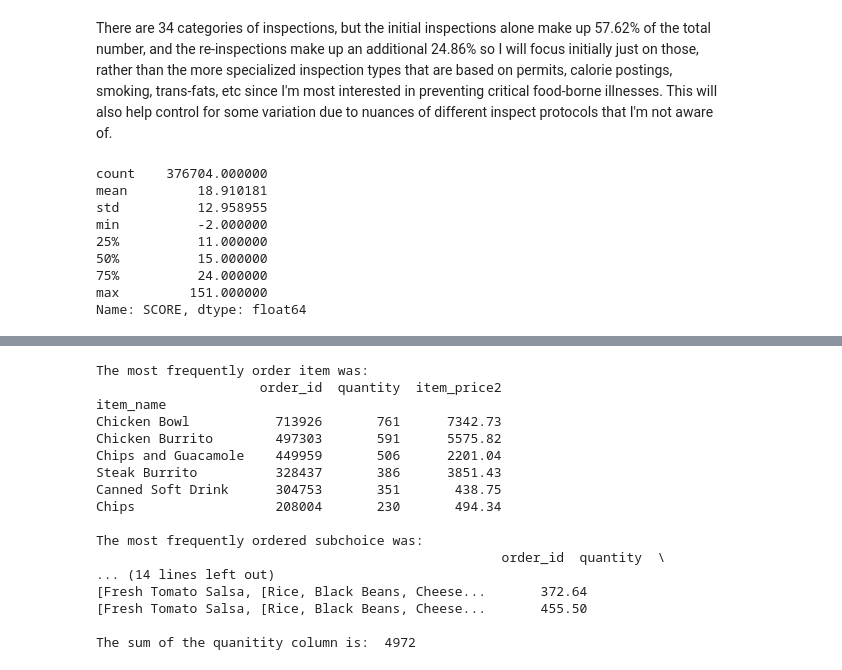
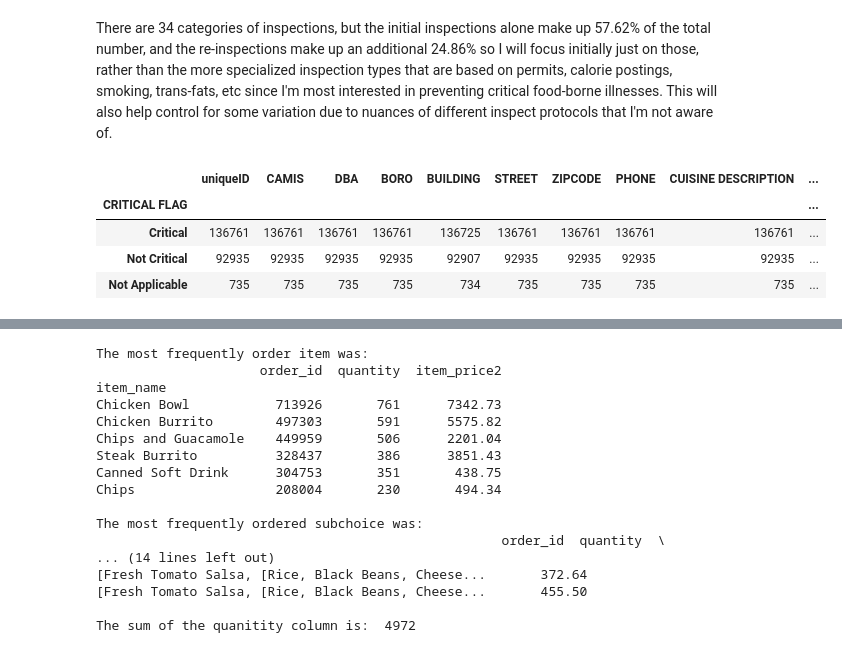
Before and after one commit to mishoptera/nyc_restaurants, a Jupyter notebook: eda_dataset.ipynb, the cells around one changed output, grey strips where cells are left out. Saved outputs shown, nothing was run; the diff lists cells and outputs as text; code cells hidden in the pictures.

```diff
--- a/eda_dataset.ipynb
+++ b/eda_dataset.ipynb
@@ -94,16 +169,14 @@ There are 34 categories of inspections, but the initial inspections alone make u
 # filtered down to just these two types of inspections
 init_ins = nyc[nyc['INSPECTION TYPE'] == "Cycle Inspection / Initial Inspection"]
 re_ins = nyc[nyc['INSPECTION TYPE'] == "Cycle Inspection / Re-inspection"]
-# %%
-# column of interest is variance of scores. some obvious outliers.
-nyc.SCORE.describe()
-# %% [output]
-count    376704.000000
-mean         18.910181
-std          12.958955
-min          -2.000000
-25%          11.000000
-50%          15.000000
-75%          24.000000
-max         151.000000
-Name: SCORE, dtype: float64
+# %%
+crit_init = init_ins.groupby('CRITICAL FLAG')
+crit_init = crit_init.count()
+crit_init = crit_init.sort_values('uniqueID', ascending = False)
+crit_init
+# %% [output]
+|  | uniqueID | CAMIS | DBA | BORO | BUILDING | STREET | ZIPCODE | PHONE | CUISINE DESCRIPTION | ... |
+| CRITICAL FLAG |  |  |  |  |  |  |  |  |  | ... |
+| Critical | 136761 | 136761 | 136761 | 136761 | 136725 | 136761 | 136761 | 136761 | 136761 | ... |
+| Not Critical | 92935 | 92935 | 92935 | 92935 | 92907 | 92935 | 92935 | 92935 | 92935 | ... |
+| Not Applicable | 735 | 735 | 735 | 735 | 734 | 735 | 735 | 735 | 735 | ... |
```
Also changed, not shown: parts of 18 cells of this notebook.
